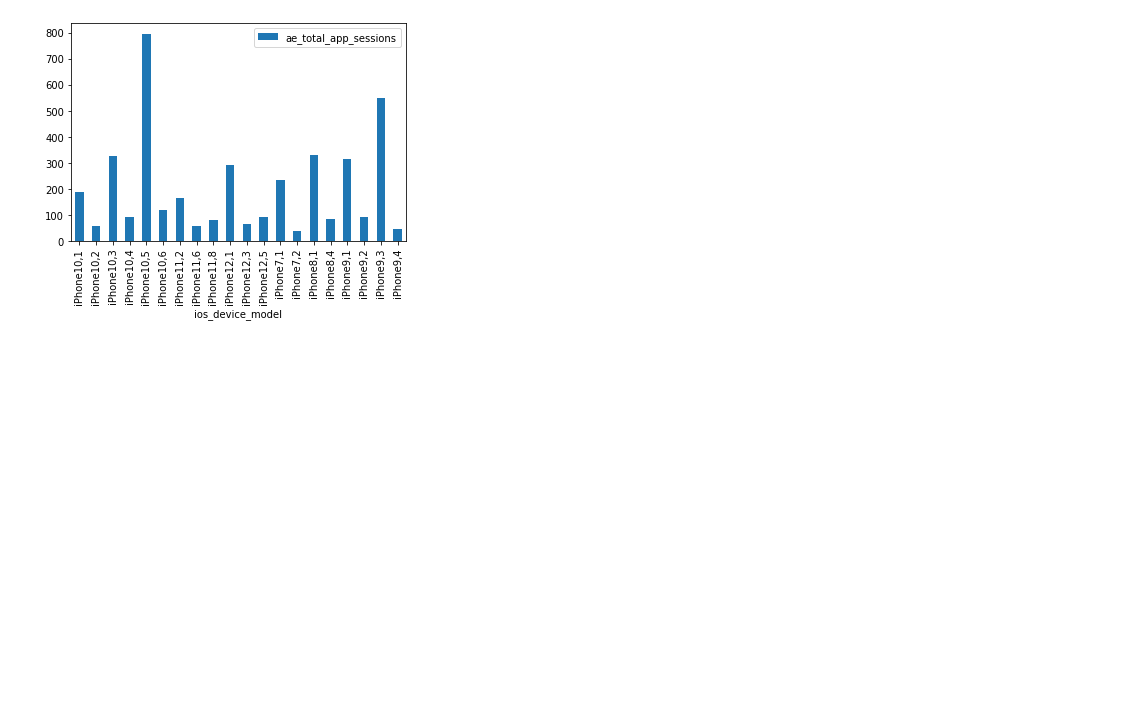
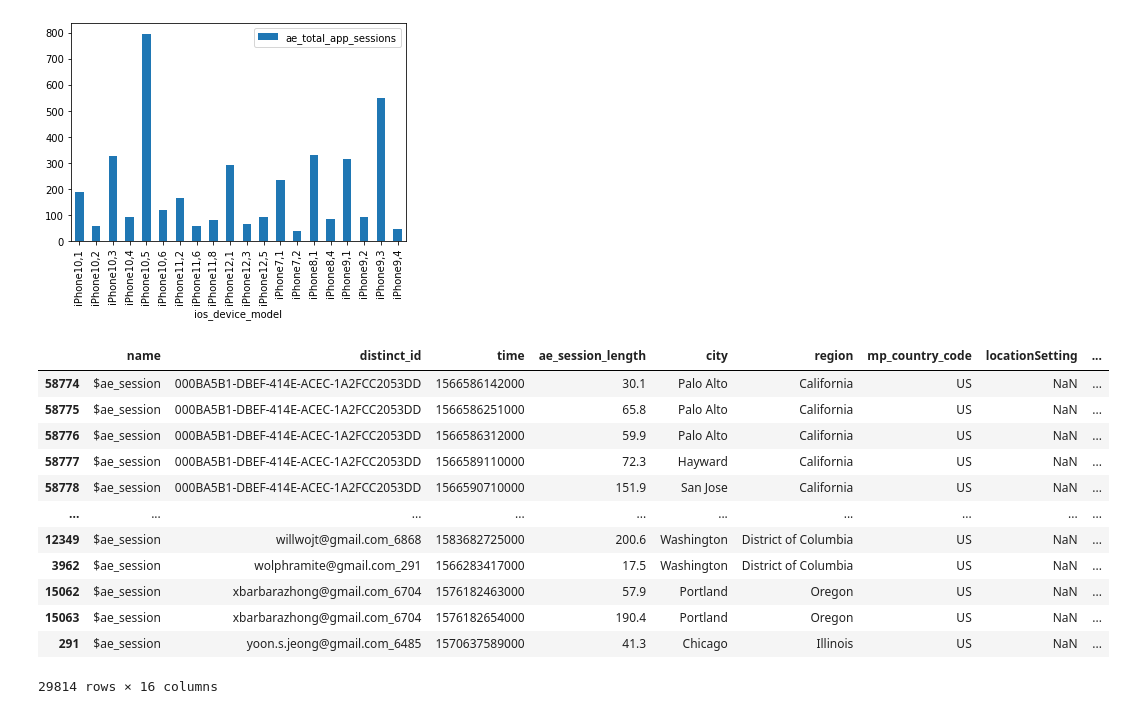
Before and after one commit to prkrishnan1/Simmer_DSS_SP20_Project_1, a Jupyter notebook: EDA_Charles.ipynb, the cells around one changed output. Cells and saved outputs as stored; diff of their text form; code cells hidden in the pictures; blank space fills up the shorter version.

Commit message:
session_id

```diff
--- a/EDA_Charles.ipynb
+++ b/EDA_Charles.ipynb
@@ -192,3 +187,19 @@ num_sessions2.plot.bar();
 # %% [output]
 [figure]
 [figure]
+# %%
+past_7_months.loc[past_7_months['name'] == '$ae_session'].sort_values(by=['distinct_id', 'time'], axis=0)
+# %% [output]
+|  | name | distinct_id | time | ae_session_length | city | region | mp_country_code | locationSetting | ... |
+| 58774 | $ae_session | 000BA5B1-DBEF-414E-ACEC-1A2FCC2053DD | 1566586142000 | 30.1 | Palo Alto | California | US | NaN | ... |
+| 58775 | $ae_session | 000BA5B1-DBEF-414E-ACEC-1A2FCC2053DD | 1566586251000 | 65.8 | Palo Alto | California | US | NaN | ... |
+| 58776 | $ae_session | 000BA5B1-DBEF-414E-ACEC-1A2FCC2053DD | 1566586312000 | 59.9 | Palo Alto | California | US | NaN | ... |
+| 58777 | $ae_session | 000BA5B1-DBEF-414E-ACEC-1A2FCC2053DD | 1566589110000 | 72.3 | Hayward | California | US | NaN | ... |
+| 58778 | $ae_session | 000BA5B1-DBEF-414E-ACEC-1A2FCC2053DD | 1566590710000 | 151.9 | San Jose | California | US | NaN | ... |
+| ... | ... | ... | ... | ... | ... | ... | ... | ... | ... |
+| 12349 | $ae_session | willwojt@gmail.com_6868 | 1583682725000 | 200.6 | Washington | District of Columbia | US | NaN | ... |
+| 3962 | $ae_session | wolphramite@gmail.com_291 | 1566283417000 | 17.5 | Washington | District of Columbia | US | NaN | ... |
+| 15062 | $ae_session | xbarbarazhong@gmail.com_6704 | 1576182463000 | 57.9 | Portland | Oregon | US | NaN | ... |
+| 15063 | $ae_session | xbarbarazhong@gmail.com_6704 | 1576182654000 | 190.4 | Portland | Oregon | US | NaN | ... |
+| 291 | $ae_session | yoon.s.jeong@gmail.com_6485 | 1570637589000 | 41.3 | Chicago | Illinois | US | NaN | ... |
+29814 rows × 16 columns
```
Also changed, not shown: parts of 2 cells of this notebook, 1 other file.
